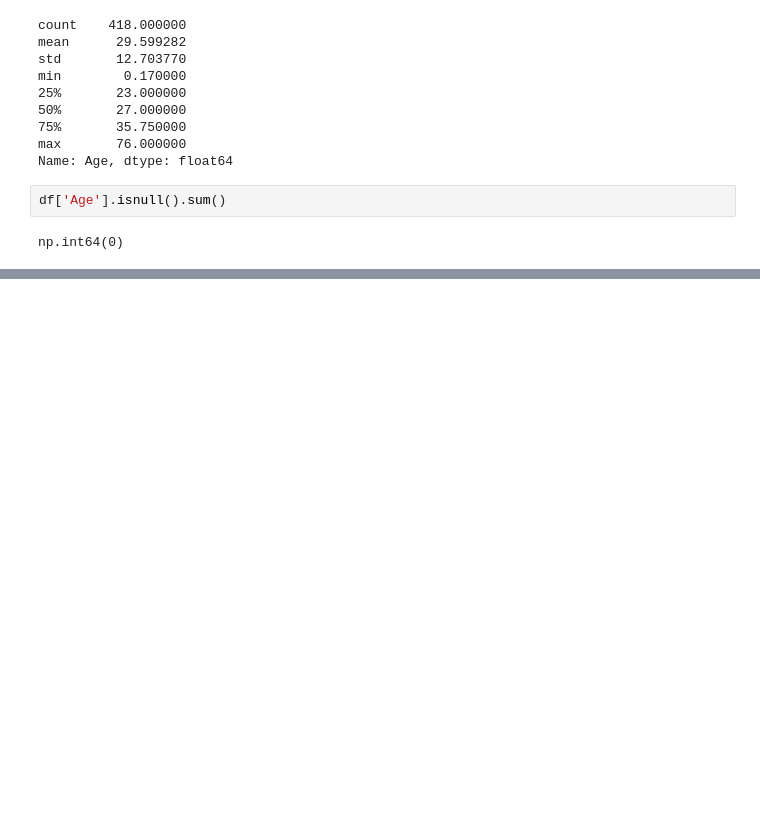
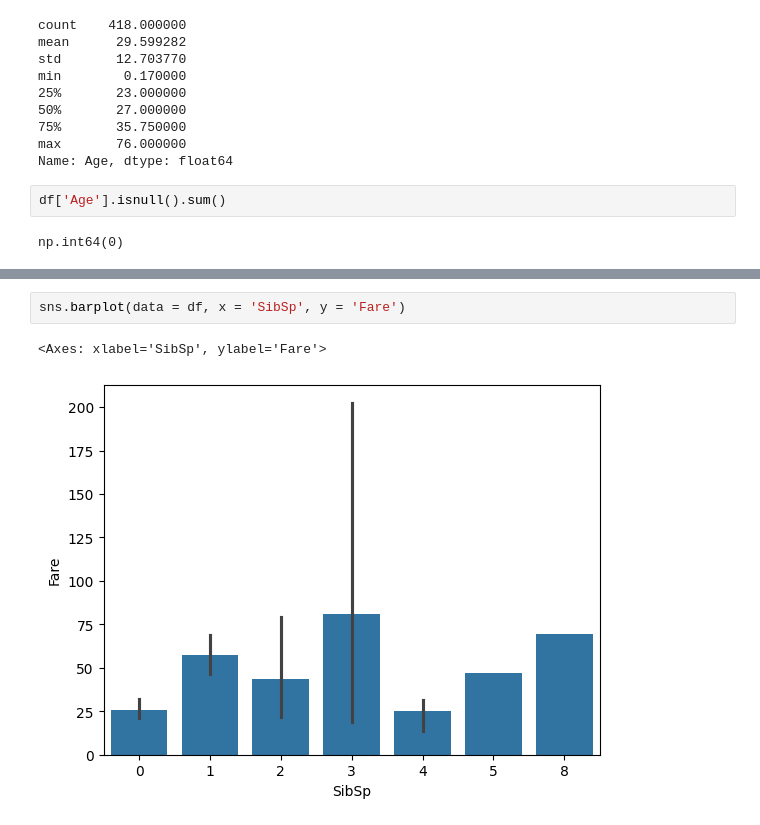
Before and after one commit to anubhav2921/Gen-ai-practice, a Jupyter notebook: ML/Exploratory Data Analysis ML/eda.ipynb, the cells around one changed output, grey strips where cells are left out. Drawn from its saved outputs; the diff is of its cells as text; blank space fills up the shorter version.

```diff
--- a/ML/Exploratory Data Analysis ML/eda.ipynb
+++ b/ML/Exploratory Data Analysis ML/eda.ipynb
@@ -76,0 +135,5 @@ TypeError: blend_palette() got an unexpected keyword argument 'data'
+# %%
+sns.barplot(data = df, x = 'SibSp', y = 'Fare')
+# %% [output]
+<Axes: xlabel='SibSp', ylabel='Fare'>
+[figure, added]
```
Also changed, not shown: parts of 15 cells of this notebook, 1 other file.
